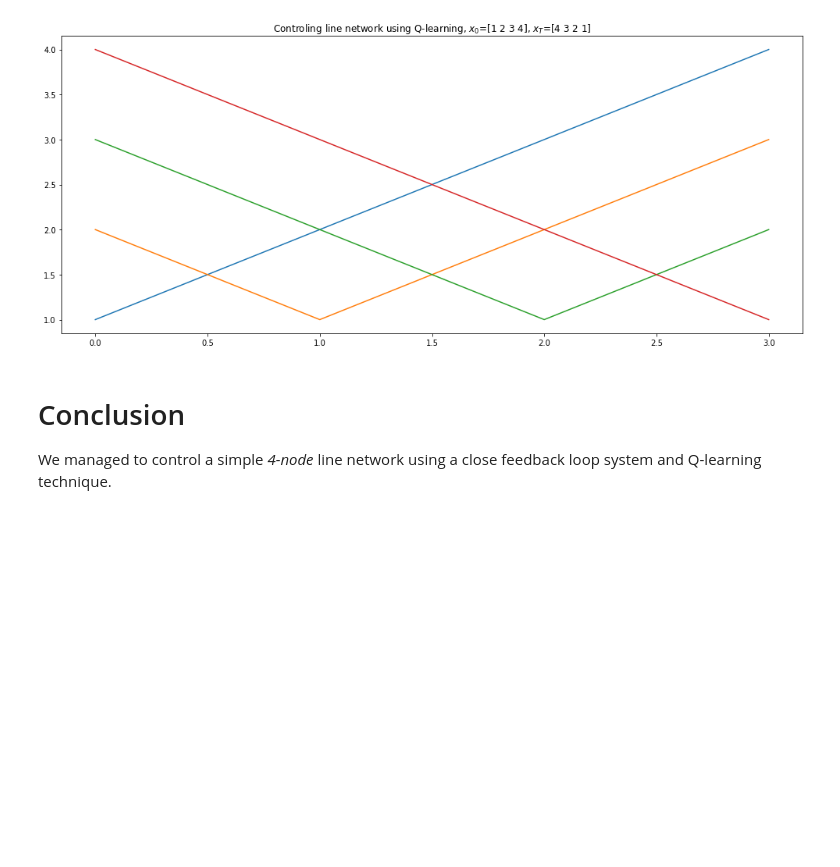
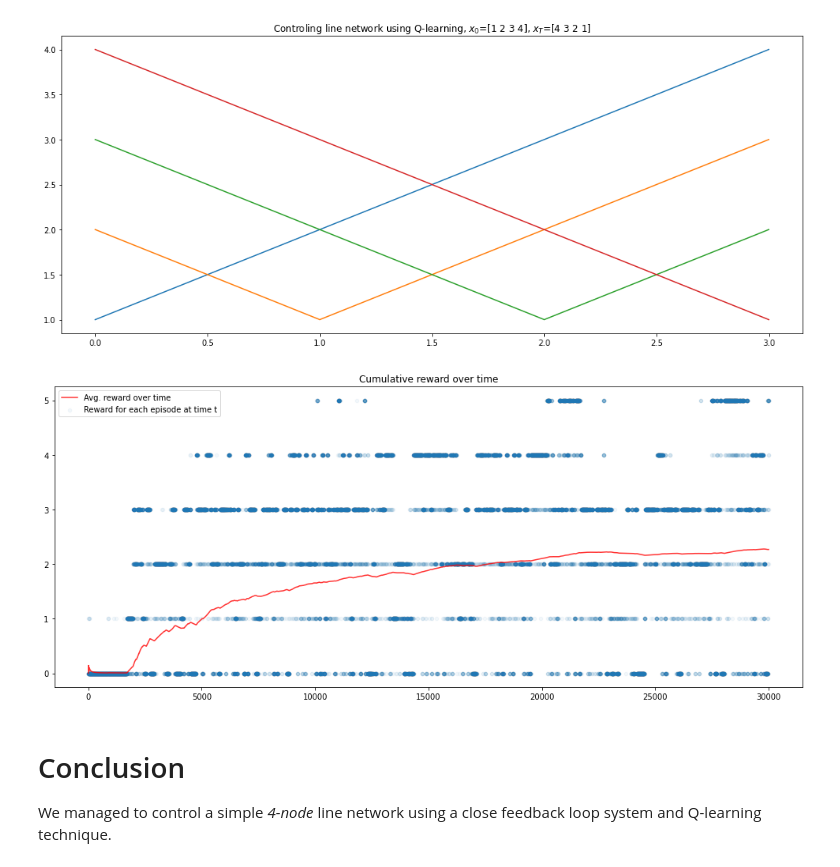
Before and after one commit to matejker/controllability-of-complex-networks, a Jupyter notebook: networks/line-network.ipynb, the cells around one changed output. Cells and saved outputs as stored; diff of their text form; code cells hidden in the pictures; blank space fills up the shorter version.

```diff
--- a/networks/line-network.ipynb
+++ b/networks/line-network.ipynb
@@ -241,6 +261,15 @@ plt.plot(episode(halt=True))
 plt.show()
 # %% [output]
 [figure]
+# %%
+plt.figure(figsize=(17, 7))
+plt.title(f"Cumulative reward over time")
+plt.scatter(np.arange(m), reward_t, alpha=0.05, s=20, label="Reward for each episode at time t")
+plt.plot(np.cumsum(reward_t) / np.arange(1, len(reward_t) + 1), alpha=0.8, color="red", label="Avg. reward over time")
+plt.legend()
+plt.show()
+# %% [output]
+[figure, added]
 # %% [markdown]
 # Conclusion
 We managed to control a simple _4-node_ line network using a close feedback loop system and Q-learning technique.
```
Also changed, not shown: parts of 12 cells of this notebook.
